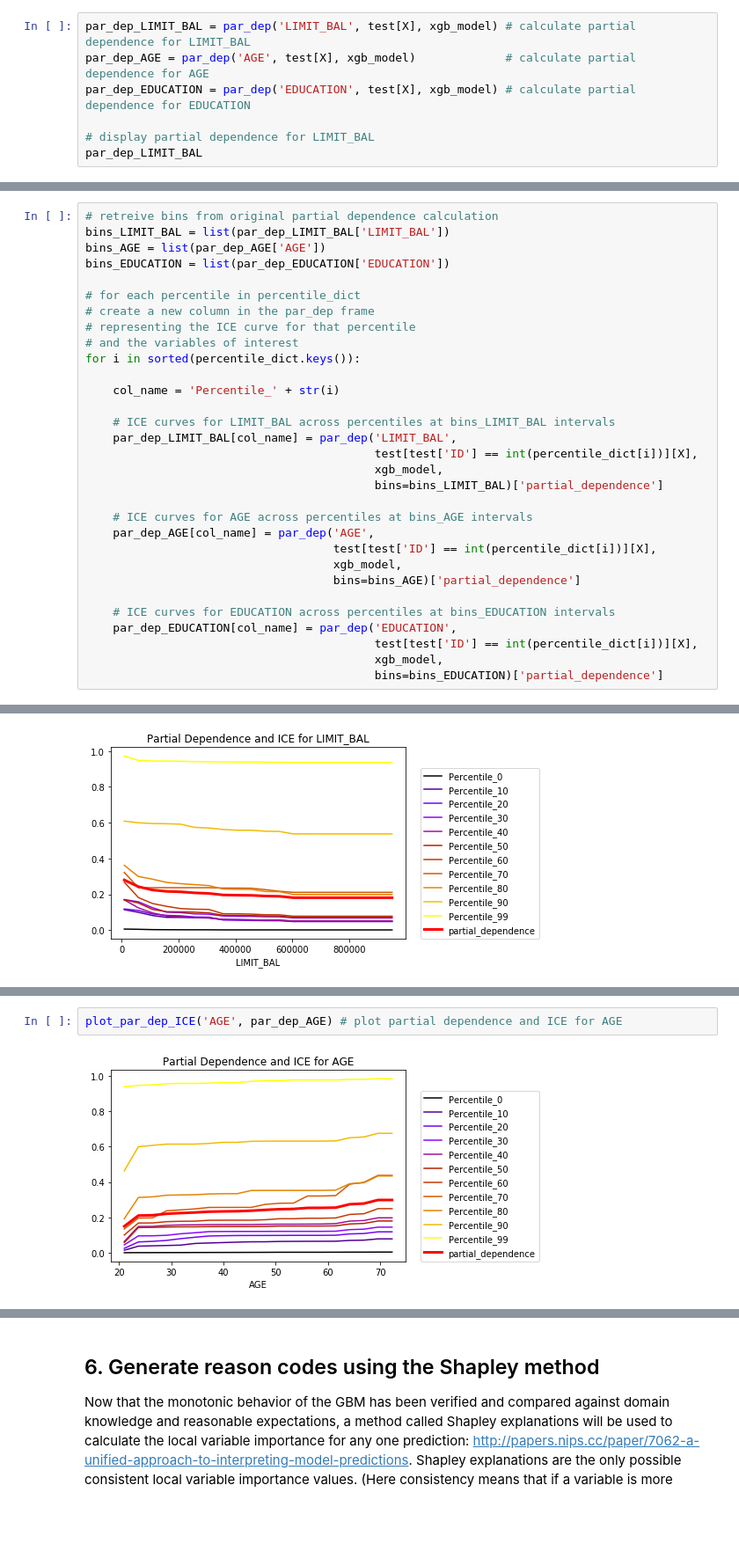
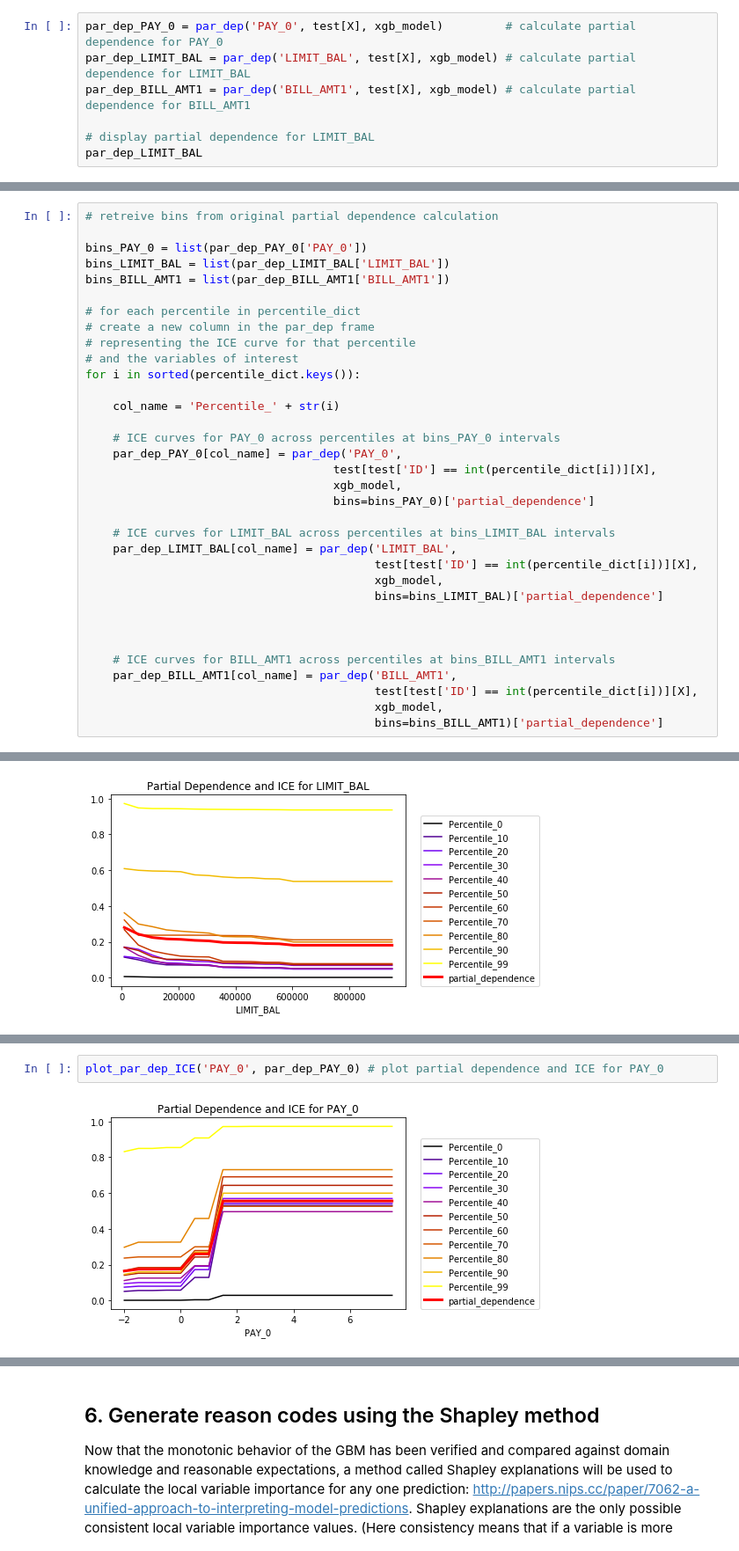
Before and after one commit to jphall663/interpretable_machine_learning_with_python, a Jupyter notebook: xgboost_pdp_ice.ipynb, the cells around one changed output, grey strips where cells are left out. Shown at 88% size. Saved outputs shown, nothing was run; the diff lists cells and outputs as text; blank space fills up the shorter version.

```diff
--- a/xgboost_pdp_ice.ipynb
+++ b/xgboost_pdp_ice.ipynb
@@ -291,9 +301,9 @@ def par_dep(xs, frame, model, resolution=20, bins=None):
 #### Calculate partial dependence for the most important input variables in the GBM
 The partial dependence for `LIMIT_BAL` can be seen to decrease as credit balance limits increase. This finding is aligned with expectations that the model predictions will be monotonically decreasing with increasing `LIMIT_BAL` and parsimonious with well-known business practices in credit lending. Partial dependence for other important values is displayed in plots further below.
 # %%
+par_dep_PAY_0 = par_dep('PAY_0', test[X], xgb_model)         # calculate partial dependence for PAY_0
 par_dep_LIMIT_BAL = par_dep('LIMIT_BAL', test[X], xgb_model) # calculate partial dependence for LIMIT_BAL
-par_dep_AGE = par_dep('AGE', test[X], xgb_model)             # calculate partial dependence for AGE
-par_dep_EDUCATION = par_dep('EDUCATION', test[X], xgb_model) # calculate partial dependence for EDUCATION
+par_dep_BILL_AMT1 = par_dep('BILL_AMT1', test[X], xgb_model) # calculate partial dependence for BILL_AMT1
 
 # display partial dependence for LIMIT_BAL
 par_dep_LIMIT_BAL
@@ -384,9 +394,10 @@ percentile_dict
 ICE values represent a model's prediction for a row of data while an input variable of interest is varied across its domain. The values of the input variable are chosen to match the values at which partial dependence was calculated earlier, and ICE is calculated for the top three most important variables and for rows at each percentile of the test dataset.
 # %%
 # retreive bins from original partial dependence calculation
+
+bins_PAY_0 = list(par_dep_PAY_0['PAY_0'])
 bins_LIMIT_BAL = list(par_dep_LIMIT_BAL['LIMIT_BAL'])
-bins_AGE = list(par_dep_AGE['AGE'])
-bins_EDUCATION = list(par_dep_EDUCATION['EDUCATION'])
+bins_BILL_AMT1 = list(par_dep_BILL_AMT1['BILL_AMT1'])
 
 # for each percentile in percentile_dict
 # create a new column in the par_dep frame
@@ -396,23 +407,25 @@ for i in sorted(percentile_dict.keys()):
 
     col_name = 'Percentile_' + str(i)
 
+    # ICE curves for PAY_0 across percentiles at bins_PAY_0 intervals
+    par_dep_PAY_0[col_name] = par_dep('PAY_0',
+                                    test[test['ID'] == int(percentile_dict[i])][X],
+                                    xgb_model,
+                                    bins=bins_PAY_0)['partial_dependence']
+
     # ICE curves for LIMIT_BAL across percentiles at bins_LIMIT_BAL intervals
     par_dep_LIMIT_BAL[col_name] = par_dep('LIMIT_BAL',
                                           test[test['ID'] == int(percentile_dict[i])][X],
                                           xgb_model,
                                           bins=bins_LIMIT_BAL)['partial_dependence']
 
-    # ICE curves for AGE across percentiles at bins_AGE intervals
-    par_dep_AGE[col_name] = par_dep('AGE',
-                                    test[test['ID'] == int(percentile_dict[i])][X],
-                                    xgb_model,
-                                    bins=bins_AGE)['partial_dependence']
 
-    # ICE curves for EDUCATION across percentiles at bins_EDUCATION intervals
-    par_dep_EDUCATION[col_name] = par_dep('EDUCATION',
+
+    # ICE curves for BILL_AMT1 across percentiles at bins_BILL_AMT1 intervals
+    par_dep_BILL_AMT1[col_name] = par_dep('BILL_AMT1',
                                           test[test['ID'] == int(percentile_dict[i])][X],
                                           xgb_model,
-                                          bins=bins_EDUCATION)['partial_dependence']
+                                          bins=bins_BILL_AMT1)['partial_dependence']
 # %% [markdown]
 #### Display partial dependence and ICE for `LIMIT_BAL`
 Partial dependence and ICE values for rows at the minimum, maximum and deciles (0%, 10%, 20%, ..., 90%, 99%) of predictions for `DEFAULT_NEXT_MONTH` and at the values of `LIMIT_BAL` used for partial dependence are shown here. Each column of ICE values will be a curve in the plots below. ICE values represent a prediction for a row of test data, at a percentile of interest noted in the column name above, and setting `LIMIT_BAL` to the value of `LIMIT_BAL` at right. Notice that monotonic decreasing prediction behavior for `LIMIT_BAL` holds at each displayed percentile of predicted `DEFAULT_NEXT_MONTH`, helping to validate that the trained GBM predictions are monotonic for `LIMIT_BAL`.
@@ -488,5 +501,5 @@ Monotonic increasing prediction behavior for `AGE` is displayed for all percenti
 # %%
-plot_par_dep_ICE('AGE', par_dep_AGE) # plot partial dependence and ICE for AGE
+plot_par_dep_ICE('PAY_0', par_dep_PAY_0) # plot partial dependence and ICE for PAY_0
 # %% [output]
-[figure, old version]
+[figure, new version]
 # %% [markdown]
```
Also changed, not shown: parts of 14 cells of this notebook, 2 other files.
